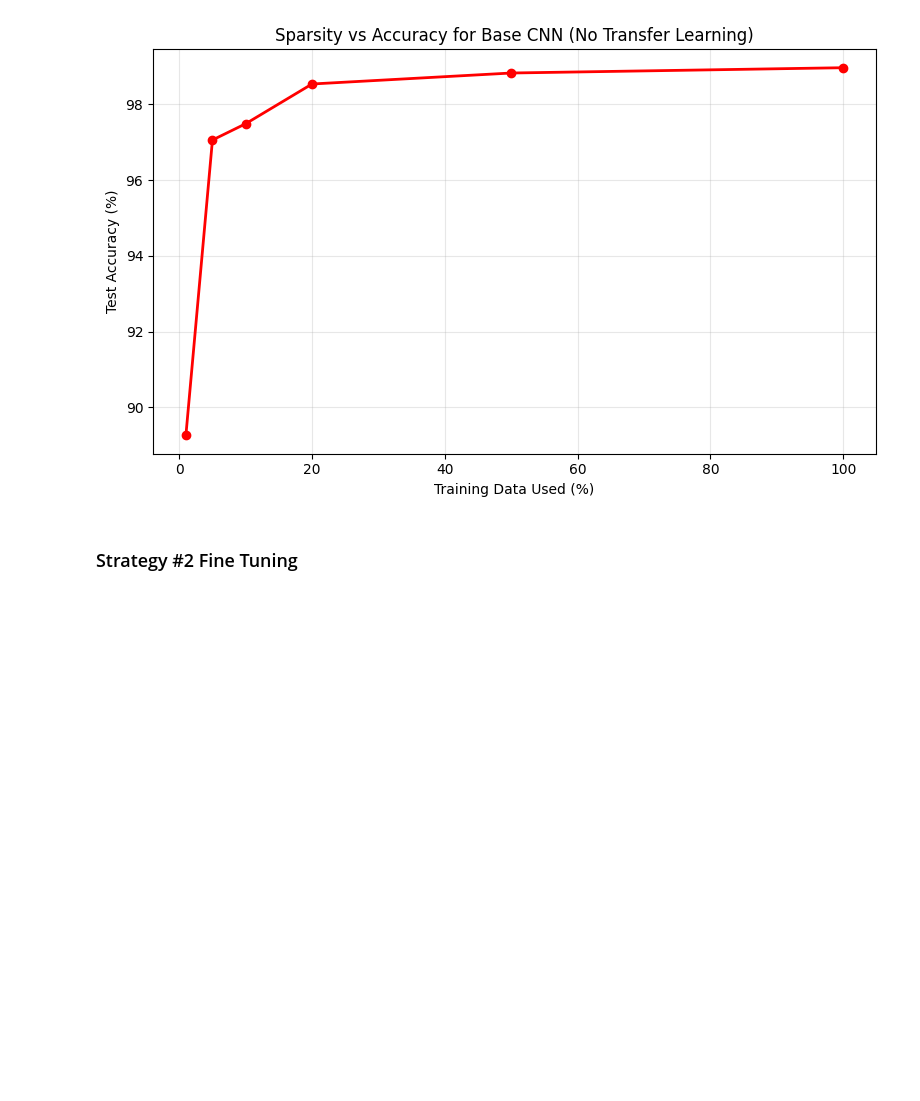
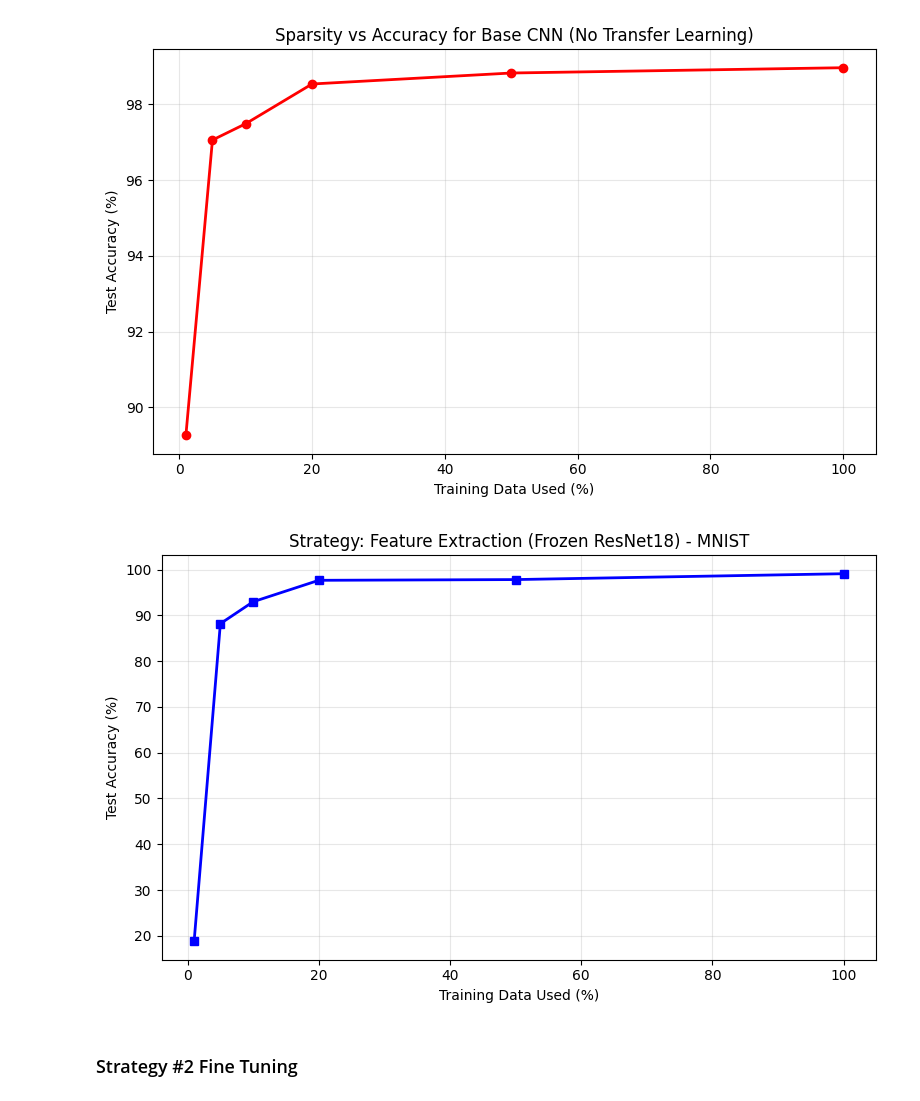
Before and after one commit to GottaLearnItALL/Independent_Study, a Jupyter notebook: main.ipynb, the cells around one changed output. Saved outputs shown, nothing was run; the diff lists cells and outputs as text; code cells hidden in the pictures; blank space fills up the shorter version.

Commit message:
Run training

```diff
--- a/main.ipynb
+++ b/main.ipynb
@@ -537,6 +537,18 @@ plt.savefig('baseline_mnist.png', dpi=150)
 plt.show()
 # %% [output]
 [figure]
+# %%
+plt.figure(figsize=(8, 5))
+plt.plot(percentages, [feature_ext_results[f] for f in fractions], 's-', linewidth=2, color='blue')
+plt.xlabel('Training Data Used (%)')
+plt.ylabel('Test Accuracy (%)')
+plt.title('Strategy: Feature Extraction (Frozen ResNet18) - MNIST')
+plt.grid(True, alpha=0.3)
+plt.tight_layout()
+plt.savefig('feature_extraction_mnist.png', dpi=150)
+plt.show()
+# %% [output]
+[figure, added]
 # %% [markdown]
 ### Strategy #2 Fine Tuning
 # %%
```
Also changed, not shown: parts of 14 cells of this notebook, 9 other files.
